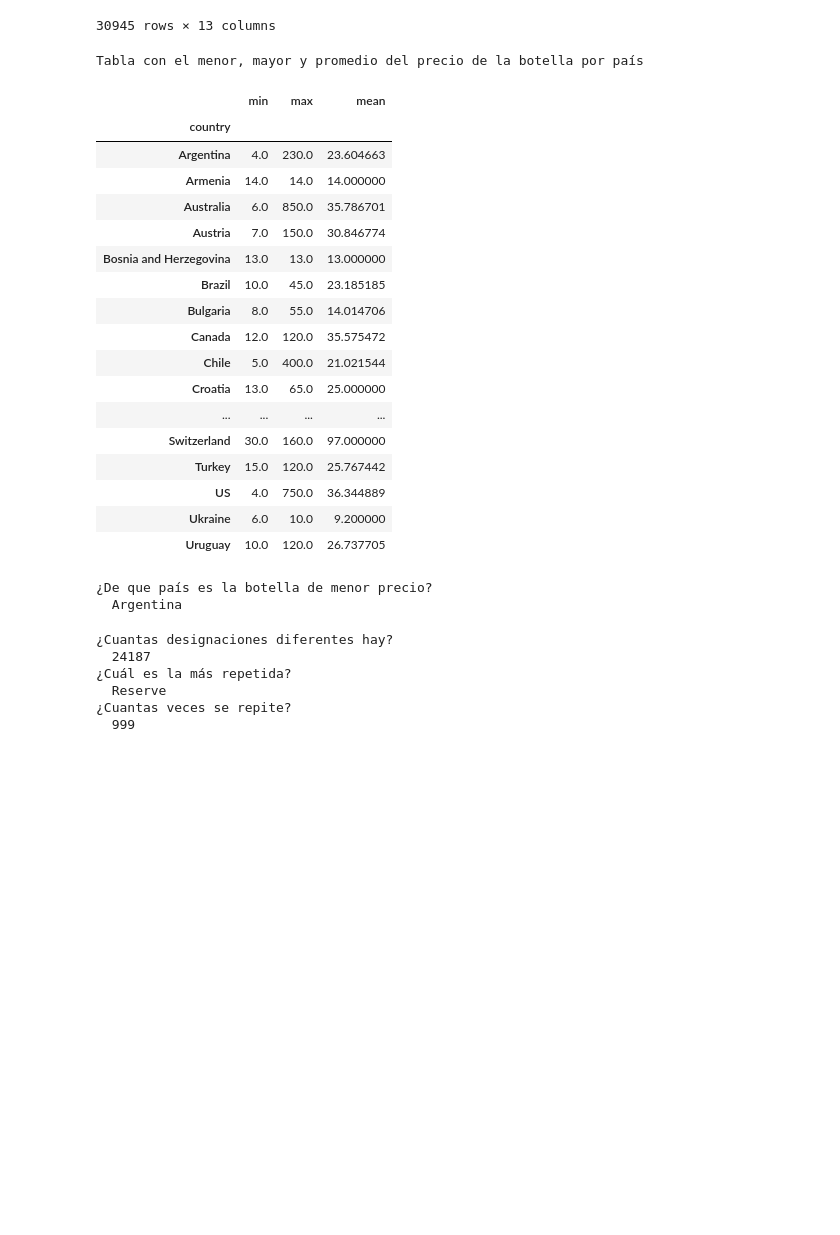
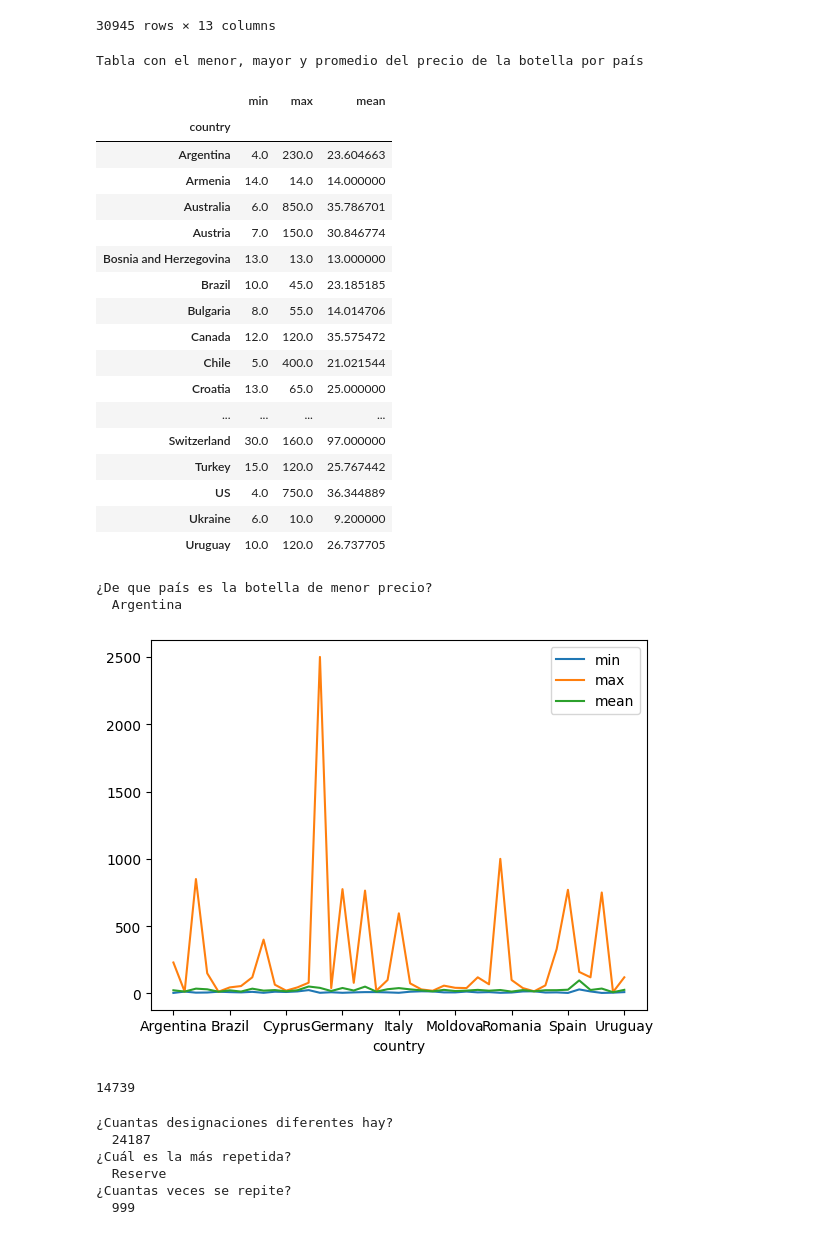
Before and after one commit to GustavoGtz/reconocimiento_patrones, a Jupyter notebook: intro_pandas/act_vinos.ipynb, the cells around one changed output. Saved outputs shown, nothing was run; the diff lists cells and outputs as text; code cells hidden in the pictures; blank space fills up the shorter version.

```diff
--- a/intro_pandas/act_vinos.ipynb
+++ b/intro_pandas/act_vinos.ipynb
@@ -95,39 +95,43 @@ Dataframe con únicamente vinos europeos
 print("Tabla con el menor, mayor y promedio del precio de la botella por país")
 df_groups = df_wine.groupby('country')['price'].agg(['min', 'max', 'mean'])
 df_groups.columns = ['min', 'max', 'mean']
 display(df_groups)
+df_groups.plot()
 
 print("¿De que país es la botella de menor precio?")
 cheaper_wine = df_groups['min'].idxmin()
 print(f'  {cheaper_wine}')
 # %% [output]
 Tabla con el menor, mayor y promedio del precio de la botella por país
 |  | min | max | mean |
 | country |  |  |  |
 | Argentina | 4.0 | 230.0 | 23.604663 |
 | Armenia | 14.0 | 14.0 | 14.000000 |
 | Australia | 6.0 | 850.0 | 35.786701 |
 | Austria | 7.0 | 150.0 | 30.846774 |
 | Bosnia and Herzegovina | 13.0 | 13.0 | 13.000000 |
 | Brazil | 10.0 | 45.0 | 23.185185 |
 | Bulgaria | 8.0 | 55.0 | 14.014706 |
 | Canada | 12.0 | 120.0 | 35.575472 |
 | Chile | 5.0 | 400.0 | 21.021544 |
 | Croatia | 13.0 | 65.0 | 25.000000 |
 | ... | ... | ... | ... |
 | Switzerland | 30.0 | 160.0 | 97.000000 |
 | Turkey | 15.0 | 120.0 | 25.767442 |
 | US | 4.0 | 750.0 | 36.344889 |
 | Ukraine | 6.0 | 10.0 | 9.200000 |
 | Uruguay | 10.0 | 120.0 | 26.737705 |
 ¿De que país es la botella de menor precio?
   Argentina
+[figure, added]
 # %%
 # ¿Cuantos vinos hay con *aroma a fresa* entre otras consideraciones snobs que vienen en la descripción?
-snob_words = ['a']
+snob_words = ["nuance", "undertone", "subtle", "elegant", "complex", "refined", "bouquet", "ethereal", "lingering", "velvety", "opulent", "polished", "sublime"]
 
 # Mejorar la regex
-df_wine['description'].str.count('strawberry').sum()
+df_wine['description'].str.count("(" + "|".join(snob_words) + ")").sum()
+# %% [output]
+14739
 # %%
 print(f'¿Cuantas designaciones diferentes hay?')
 num_designation = df_wine['designation'].nunique()
```
Also changed, not shown: parts of 2 cells of this notebook.
